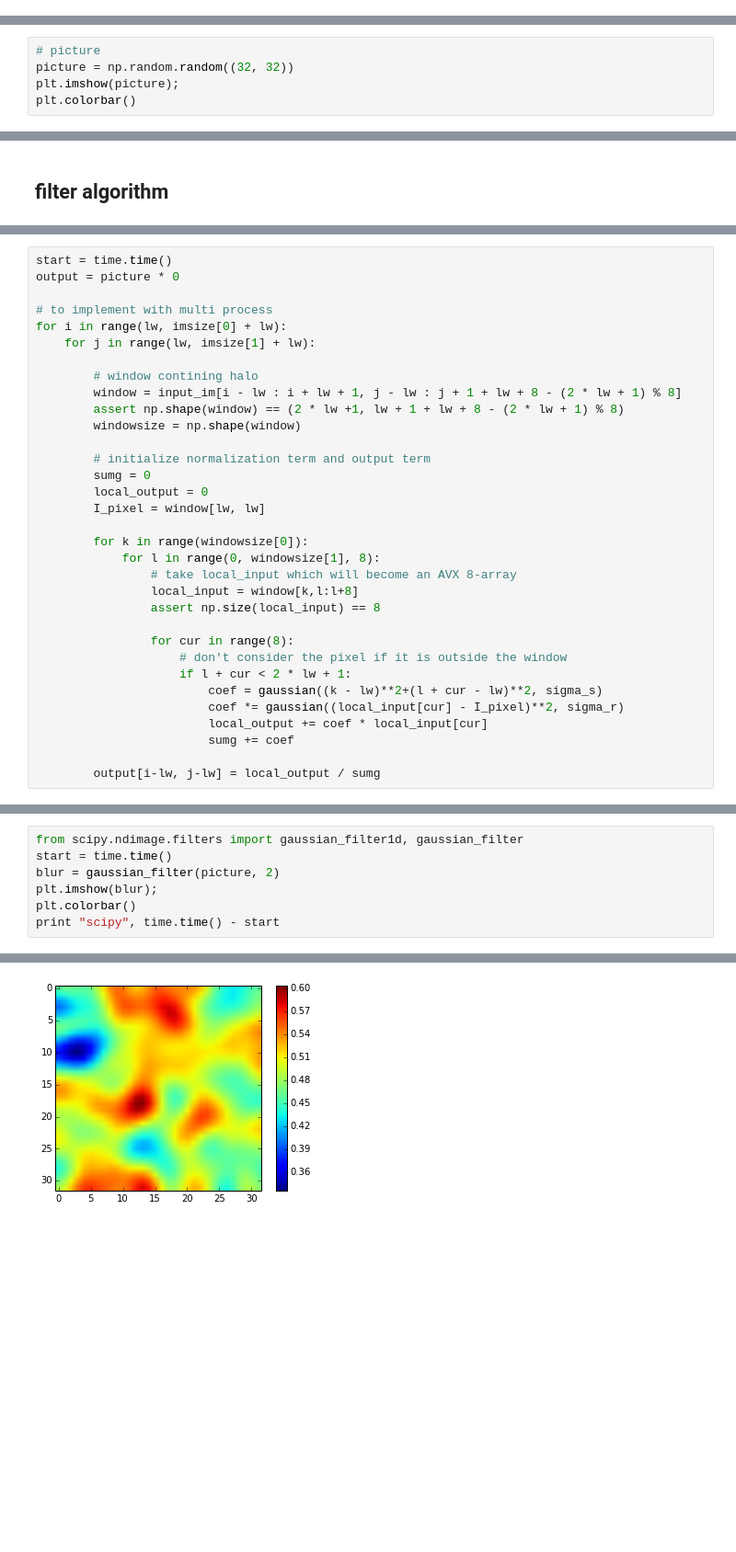
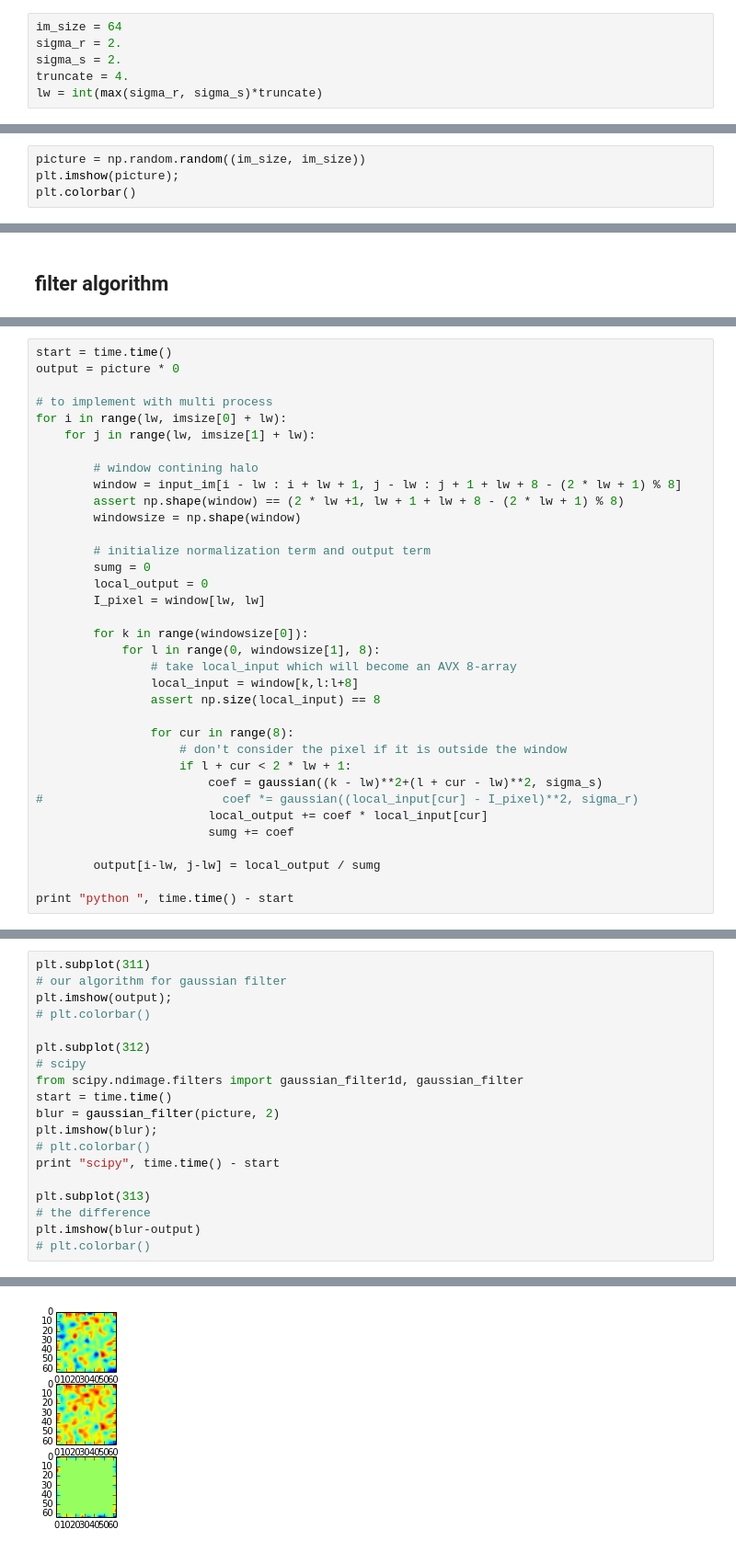
Before and after one commit to rpestourie/filters_AVX, a Jupyter notebook: another_implementation.ipynb, the cells around one changed output, grey strips where cells are left out. Shown at 92% size. Saved outputs shown, nothing was run; the diff lists cells and outputs as text; blank space fills up the shorter version.

```diff
--- a/another_implementation.ipynb
+++ b/another_implementation.ipynb
@@ -10,8 +34,13 @@ Theory from [this paper](http://people.csail.mit.edu/sparis/publi/2009/fntcgv/Pa
+# %%
+im_size = 64
+sigma_r = 2.
+sigma_s = 2.
+truncate = 4.
+lw = int(max(sigma_r, sigma_s)*truncate)
 # %% [markdown]
 ## generate image
 # %%
-# picture
-picture = np.random.random((32, 32))
+picture = np.random.random((im_size, im_size))
 plt.imshow(picture);
 plt.colorbar()
 # %% [output]
@@ -92,8 +124,10 @@ for i in range(lw, imsize[0] + lw):
                     # don't consider the pixel if it is outside the window
                     if l + cur < 2 * lw + 1:
                         coef = gaussian((k - lw)**2+(l + cur - lw)**2, sigma_s)
-                        coef *= gaussian((local_input[cur] - I_pixel)**2, sigma_r)
+#                         coef *= gaussian((local_input[cur] - I_pixel)**2, sigma_r)
                         local_output += coef * local_input[cur]
                         sumg += coef
 
         output[i-lw, j-lw] = local_output / sumg
+
+print "python ", time.time() - start
@@ -106,8 +136,20 @@ plt.colorbar()
 # %%
+plt.subplot(311)
+# our algorithm for gaussian filter
+plt.imshow(output);
+# plt.colorbar()
+
+plt.subplot(312)
+# scipy
 from scipy.ndimage.filters import gaussian_filter1d, gaussian_filter
 start = time.time()
 blur = gaussian_filter(picture, 2)
 plt.imshow(blur);
-plt.colorbar()
+# plt.colorbar()
 print "scipy", time.time() - start
+
+plt.subplot(313)
+# the difference
+plt.imshow(blur-output)
+# plt.colorbar()
 # %% [output]
@@ -115 +158 @@ scipy 0.292752981186
-[figure, old version]
+[figure, new version]
```
Also changed, not shown: parts of 36 cells of this notebook, 8 other files.
